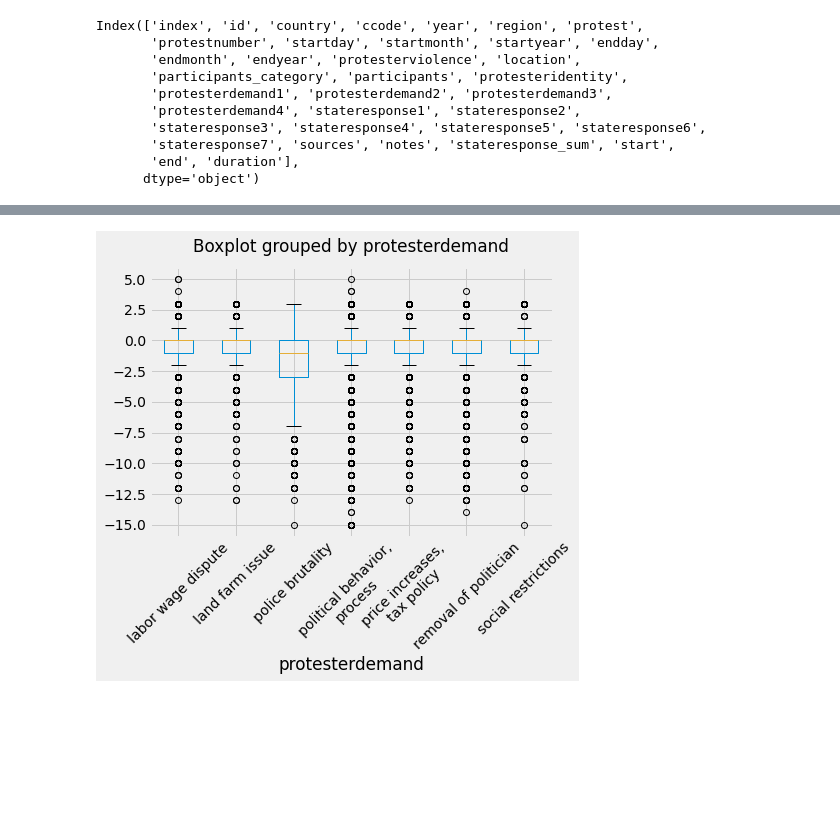
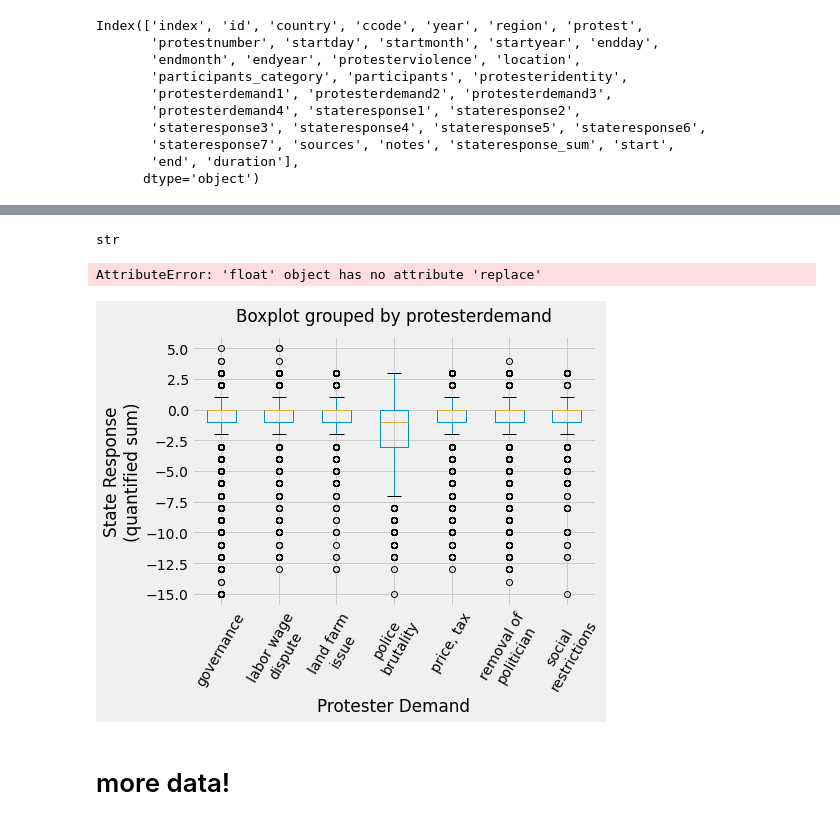
Before and after one commit to graceshaoy/119midterm-Mass-Mobilization, a Jupyter notebook: analyze_data.ipynb, the cells around one changed output, grey strips where cells are left out. Cells and saved outputs as stored; diff of their text form; code cells hidden in the pictures; blank space fills up the shorter version.

```diff
--- a/analyze_data.ipynb
+++ b/analyze_data.ipynb
@@ -32,3 +32,9 @@ mm.stateresponse1.unique()
 # %% [output]
 array(['ignore', 'accomodation', 'crowd dispersal', 'arrests',
        'shootings', 'beatings', 'killings', nan], dtype=object)
+# %%
+for r in mm.region.unique():
+    re = r
+    print(r+": ")
+    print(mm.query("region == @re").country.unique())
+    print("---")
@@ -201,20 +285,20 @@ Index(['index', 'id', 'country', 'ccode', 'year', 'region', 'protest',
        'end', 'duration'],
       dtype='object')
 # %%
-stateresponse_demand1 = mm[['protesterdemand1','stateresponse_sum']]
-stateresponse_demand1.protesterdemand1 = [str(x).replace(", ",",\n") for x in stateresponse_demand1.protesterdemand1.to_list()]
+stateresponse_demand1 = mm[['protesterdemand1','stateresponse_sum', 'protesterviolence', 'startyear', 'start']]
+# stateresponse_demand1.protesterdemand1 = [str(x).replace(", ",",\n") for x in stateresponse_demand1.protesterdemand1.to_list()]
 stateresponse_demand1 = stateresponse_demand1.rename(columns = {'protesterdemand1' : 'protesterdemand'})
 
-stateresponse_demand2 = mm[['protesterdemand2','stateresponse_sum']]
-stateresponse_demand2.protesterdemand2 = [str(x).replace(", ",",\n") for x in stateresponse_demand2.protesterdemand2.to_list()]
+stateresponse_demand2 = mm[['protesterdemand2','stateresponse_sum', 'protesterviolence','startyear', 'start']]
+# stateresponse_demand2.protesterdemand2 = [str(x).replace(", ",",\n") for x in stateresponse_demand2.protesterdemand2.to_list()]
 stateresponse_demand2 = stateresponse_demand2.rename(columns = {'protesterdemand2' : 'protesterdemand'})
 
-stateresponse_demand3 = mm[['protesterdemand3','stateresponse_sum']]
-stateresponse_demand3.protesterdemand3 = [str(x).replace(", ",",\n") for x in stateresponse_demand3.protesterdemand3.to_list()]
+stateresponse_demand3 = mm[['protesterdemand3','stateresponse_sum', 'protesterviolence','startyear', 'start']]
+# stateresponse_demand3.protesterdemand3 = [str(x).replace(", ",",\n") for x in stateresponse_demand3.protesterdemand3.to_list()]
 stateresponse_demand3 = stateresponse_demand3.rename(columns = {'protesterdemand3' : 'protesterdemand'})
 
-stateresponse_demand4 = mm[['protesterdemand4','stateresponse_sum']]
-stateresponse_demand4.protesterdemand4 = [str(x).replace(", ",",\n") for x in stateresponse_demand4.protesterdemand4.to_list()]
+stateresponse_demand4 = mm[['protesterdemand4','stateresponse_sum', 'protesterviolence','startyear', 'start']]
+# stateresponse_demand4.protesterdemand4 = [str(x).replace(", ",",\n") for x in stateresponse_demand4.protesterdemand4.to_list()]
 stateresponse_demand4 = stateresponse_demand4.rename(columns = {'protesterdemand4' : 'protesterdemand'})
 
 stateresponse_demand = pd.concat([stateresponse_demand1, stateresponse_demand2, stateresponse_demand3, stateresponse_demand4])
@@ -223,4 +307,9 @@ stateresponse_demand = pd.concat([stateresponse_demand1, stateresponse_demand2,
 stateresponse_demand = stateresponse_demand.query('protesterdemand != "."')
 stateresponse_demand = stateresponse_demand.query('protesterdemand != "nan"')
 
-stateresponse_demand = stateresponse_demand.query('stateresponse_sum')
+# sd_q25 = stateresponse_demand.quantile(.05).stateresponse_sum
+# sd_q75 = stateresponse_demand.quantile(.95).stateresponse_sum
+# stateresponse_demand_iqr = stateresponse_demand.query('stateresponse_sum >= @sd_q25')
+# stateresponse_demand_iqr = stateresponse_demand_iqr.query('stateresponse_sum <= @sd_q75')
+
+# sd_q25, sd_q75
@@ -249,6 +316,24 @@ stateresponse_demand#.protesterdemand.unique()
+# %%
+type(stateresponse_demand.protesterdemand.to_list()[0])
+# %% [output]
+str
+# %%
+# stateresponse_demand.protesterdemand = [x.replace("labor wage dispute", 'labor wage\ndispute') for x in stateresponse_demand.protesterdemand.to_list()]
+# stateresponse_demand.protesterdemand = [x.replace("land farm issue", 'land farm\nissue') for x in stateresponse_demand.protesterdemand.to_list()]
+# stateresponse_demand.protesterdemand = [x.replace("removal of politician", 'removal of\npolitician') for x in stateresponse_demand.protesterdemand.to_list()]
+stateresponse_demand.protesterdemand = [x.replace("political behavior, process", 'governance') for x in stateresponse_demand.protesterdemand.to_list()]
+# stateresponse_demand.protesterdemand = [x.replace("social restrictions", 'social\nrestrictions') for x in stateresponse_demand.protesterdemand.to_list()]
+stateresponse_demand.protesterdemand = [x.replace("price, tax policy", 'price, tax') for x in stateresponse_demand.protesterdemand.to_list()]
+# stateresponse_demand.protesterdemand = [x.replace("police brutality", 'police\nbrutality') for x in stateresponse_demand.protesterdemand.to_list()]
+# %% [output]
+AttributeError: 'float' object has no attribute 'replace'
 # %%
-stateresponse_demand.boxplot(by = 'protesterdemand', column = 'stateresponse_sum', figsize = [7,5], rot = 45)
+stateresponse_demand.boxplot(by = 'protesterdemand', column = 'stateresponse_sum', figsize = [7,5], rot = 60)
 plt.title('')
-plt.savefig("stateresponse_duration", dpi=400, bbox_inches = 'tight')
+plt.xlabel('Protester Demand')
+plt.ylabel('State Response\n(quantified sum)')
+plt.savefig("stateresponse_demand", dpi=400, bbox_inches = 'tight')
 # %% [output]
-[figure, old version]
+[figure, new version]
+# %% [markdown]
+# more data!
```
Also changed, not shown: parts of 32 cells of this notebook.
